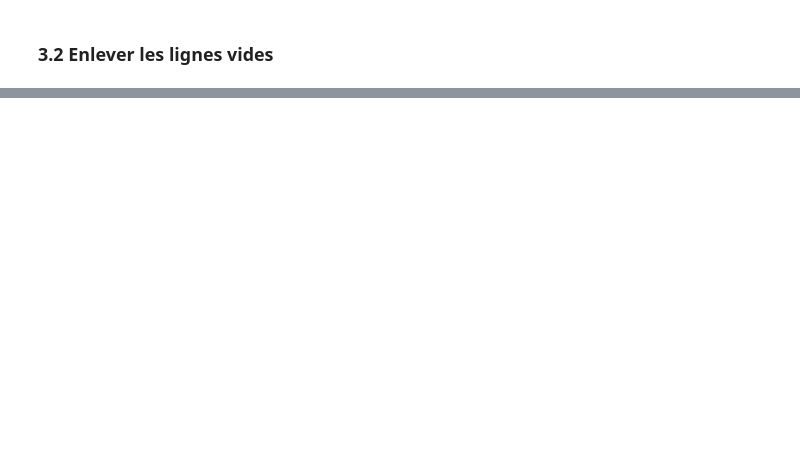
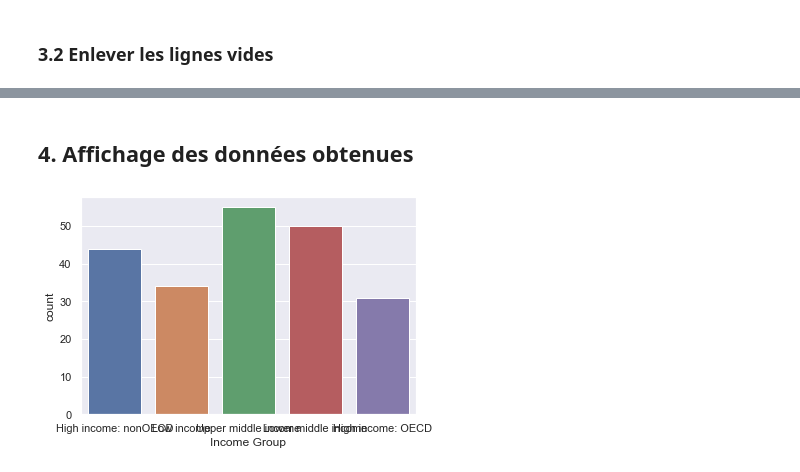
Before and after one commit to pierrebague/ed_data_analysis, a Jupyter notebook: Projet 2 .ipynb, the cells around one changed output, grey strips where cells are left out. Saved outputs shown, nothing was run; the diff lists cells and outputs as text; code cells hidden in the pictures; blank space fills up the shorter version.

```diff
--- a/Projet 2 .ipynb
+++ b/Projet 2 .ipynb
@@ -444,15 +438,6 @@ Pour le fichier **EdStatsData** je veux garder les colonnes 'Country Name','Coun
 ESC_column_to_keep = ['Country Code','Short Name','Income Group']
 ESD_column_to_keep = ['Country Name','Country Code','Indicator Name'] + list(map(str,[*range(2001,2018,1)])) + list(map(str,[*range(2020,2031,5)]))
 
-
-print(ESC_column_to_keep)
-print(ESD_column_to_keep)
-fichierESC = an.ouvre_csv(0)
-fichierESD = an.ouvre_csv(2)
-for column in fichierESC.columns:
-    if column not in ESC_column_to_keep:
-        fichierESC = fichierESC.drop([column],axis = 1)
-for column in fichierESD.columns:
-    if column not in ESD_column_to_keep:
-        fichierESD = fichierESD.drop([column],axis = 1)
+fichierESC = an.to_keep(0,ESC_column_to_keep)
+fichierESD = an.to_keep(2,ESD_column_to_keep)
 # %% [output]
@@ -747,0 +518,11 @@ sauvegarde bordel
+# %% [markdown]
+## 4. Affichage des données obtenues
+# %%
+import seaborn as sns
+fichierESC["Income Group","High"] = "High"
+# %%
+sns.set(font_scale=2)
+sns.set_theme(style="darkgrid")
+ax = sns.countplot(x="Income Group",data = fichierESC)
+# %% [output]
+[figure, added]
```
Also changed, not shown: parts of 45 cells of this notebook, 1 other file.
